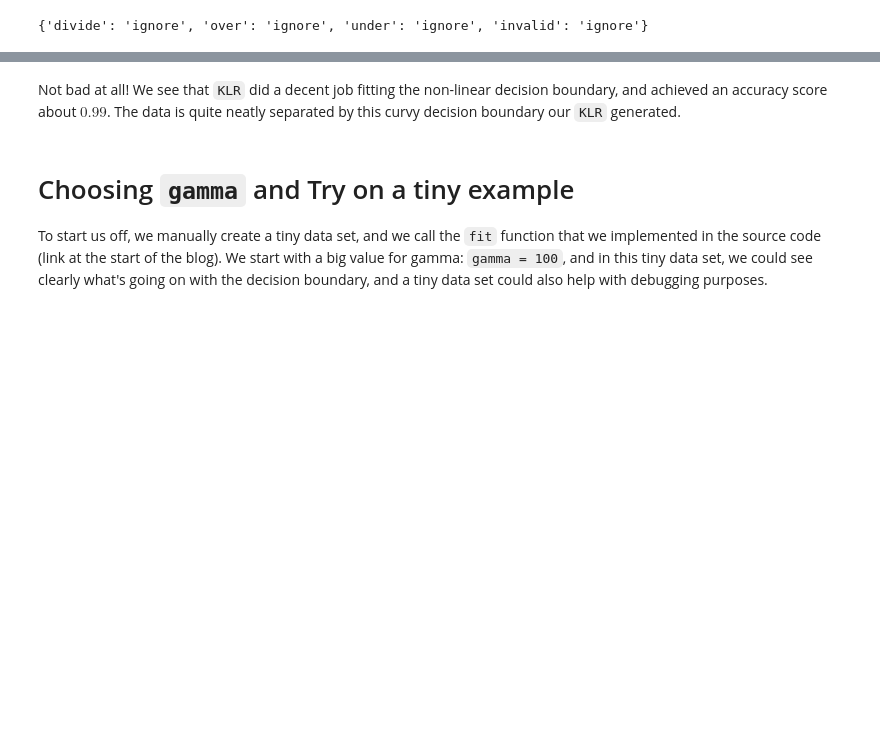
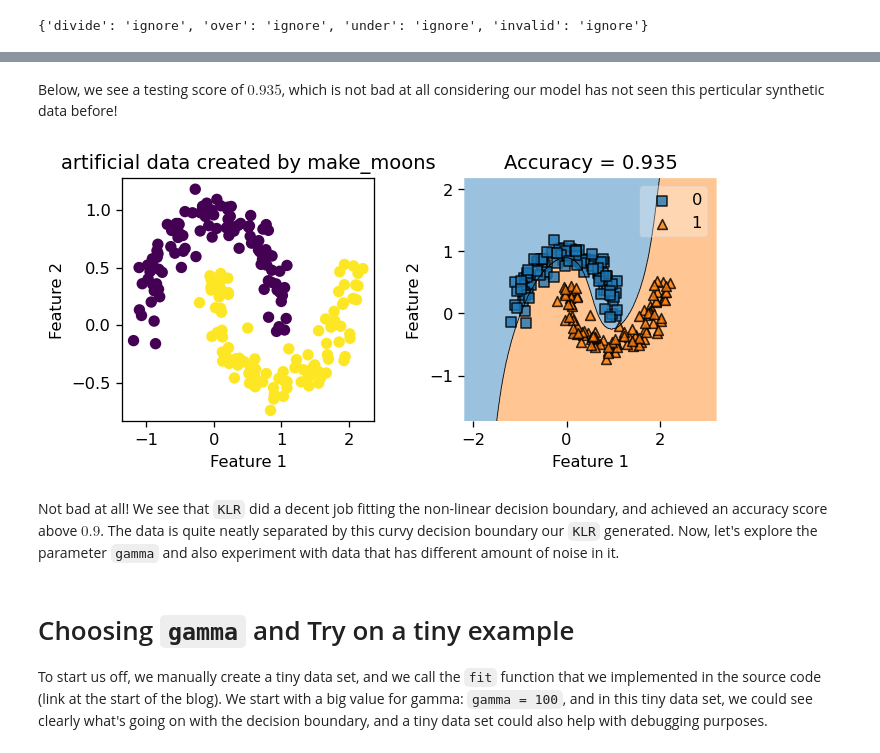
Before and after one commit to Xianzhiwang1/CS0451-page-site, a Jupyter notebook: posts/my-blog-post-03-kernel-logistic/index.ipynb, the cells around one changed output, grey strips where cells are left out. Saved outputs shown, nothing was run; the diff lists cells and outputs as text; code cells hidden in the pictures; blank space fills up the shorter version.

```diff
--- a/posts/my-blog-post-03-kernel-logistic/index.ipynb
+++ b/posts/my-blog-post-03-kernel-logistic/index.ipynb
@@ -82,5 +77,13 @@ title = plt.gca().set(title = f"Accuracy = {(mypredict == y).mean()}",
+# %%
+X_moon2, y_moon2 = make_moons(200, shuffle = True, noise = 0.1)
+# %% [markdown]
+Below, we see a testing score of $0.935$, which is not bad at all considering our model has not seen this perticular synthetic data before!
+# %%
+KLR5.my_plot(X_moon2, y_moon2, "make_moons")
+# %% [output]
+[figure, added]
 # %% [markdown]
-Not bad at all! We see that `KLR` did a decent job fitting the non-linear decision boundary, and achieved an accuracy score about $0.99$. The data is quite neatly separated by this curvy decision boundary our `KLR` generated.
+Not bad at all! We see that `KLR` did a decent job fitting the non-linear decision boundary, and achieved an accuracy score above $0.9$. The data is quite neatly separated by this curvy decision boundary our `KLR` generated. Now, let's explore the parameter `gamma` and also experiment with data that has different amount of noise in it.
 # %% [markdown]
 # Choosing `gamma` and Try on a tiny example
 To start us off, we manually create a tiny data set, and we call the `fit` function that we implemented in the source code (link at the start of the blog). We start with a big value for gamma: `gamma = 100`, and in this tiny data set, we could see clearly what's going on with the decision boundary, and a tiny data set could also help with debugging purposes.
```
Also changed, not shown: parts of 23 cells of this notebook, 19 other files.
